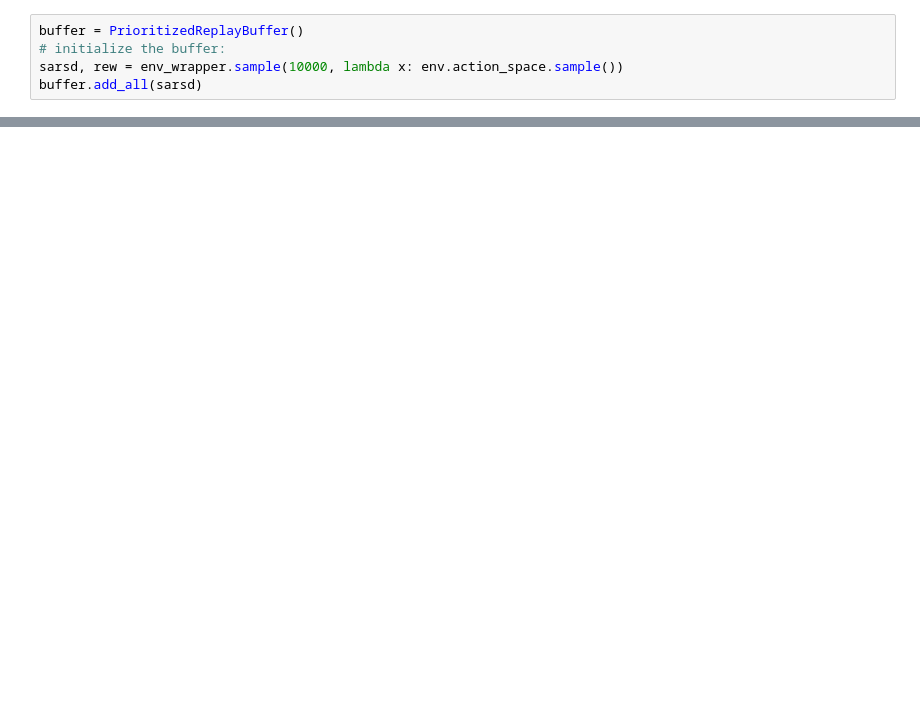
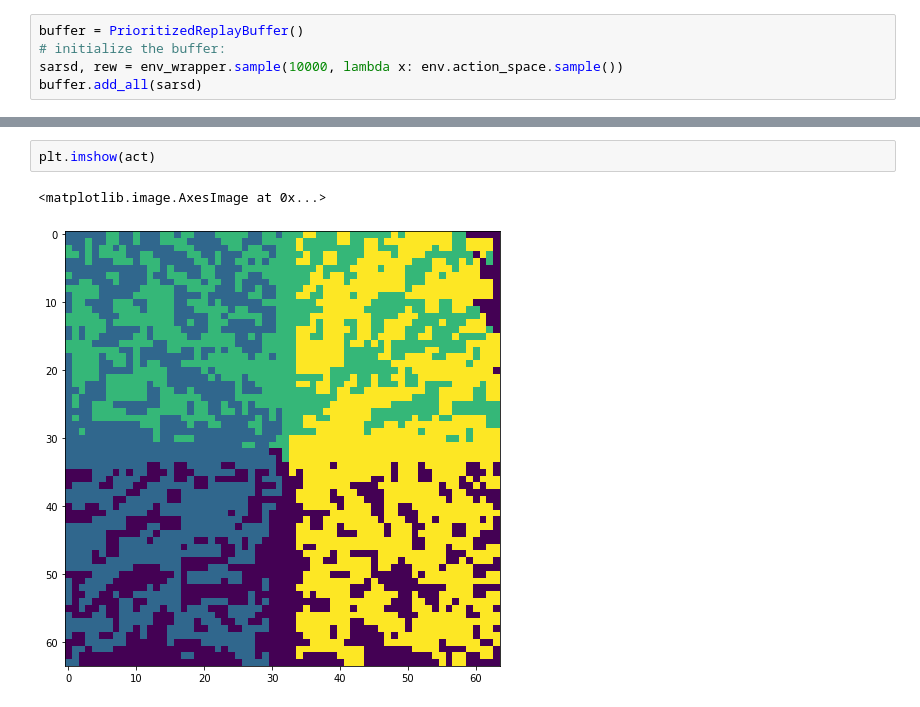
Before and after one commit to marthinwurer/minerl_stuff, a Jupyter notebook: DistRL_tests.ipynb, the cells around one changed output, grey strips where cells are left out. Cells and saved outputs as stored; diff of their text form; blank space fills up the shorter version.

```diff
--- a/DistRL_tests.ipynb
+++ b/DistRL_tests.ipynb
@@ -526,3 +644,8 @@ plt.imshow(sum_obs)
+# %%
+plt.imshow(act)
+# %% [output]
+<matplotlib.image.AxesImage at 0x...>
+[figure, added]
 # %%
 sum_obs.max(), sum_obs.min(), sum_obs.mean()
 # %% [output]
```
Also changed, not shown: parts of 35 cells of this notebook, 2 other files.
